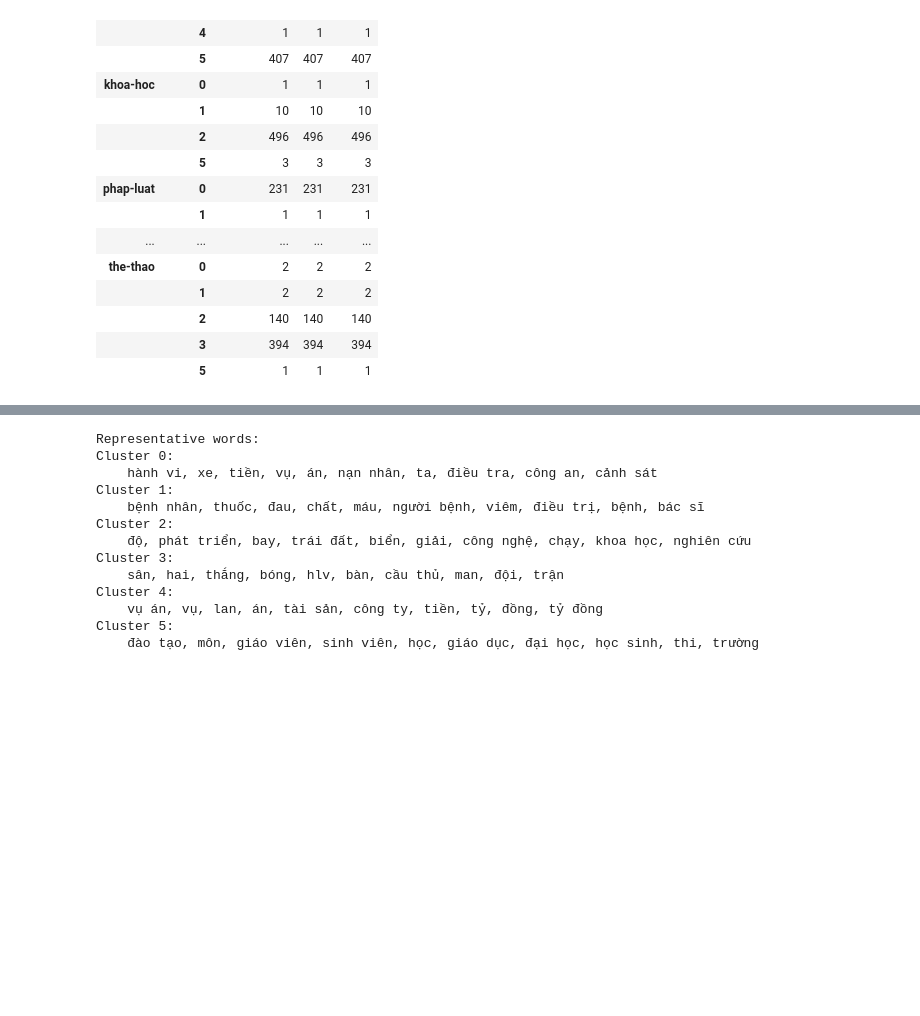
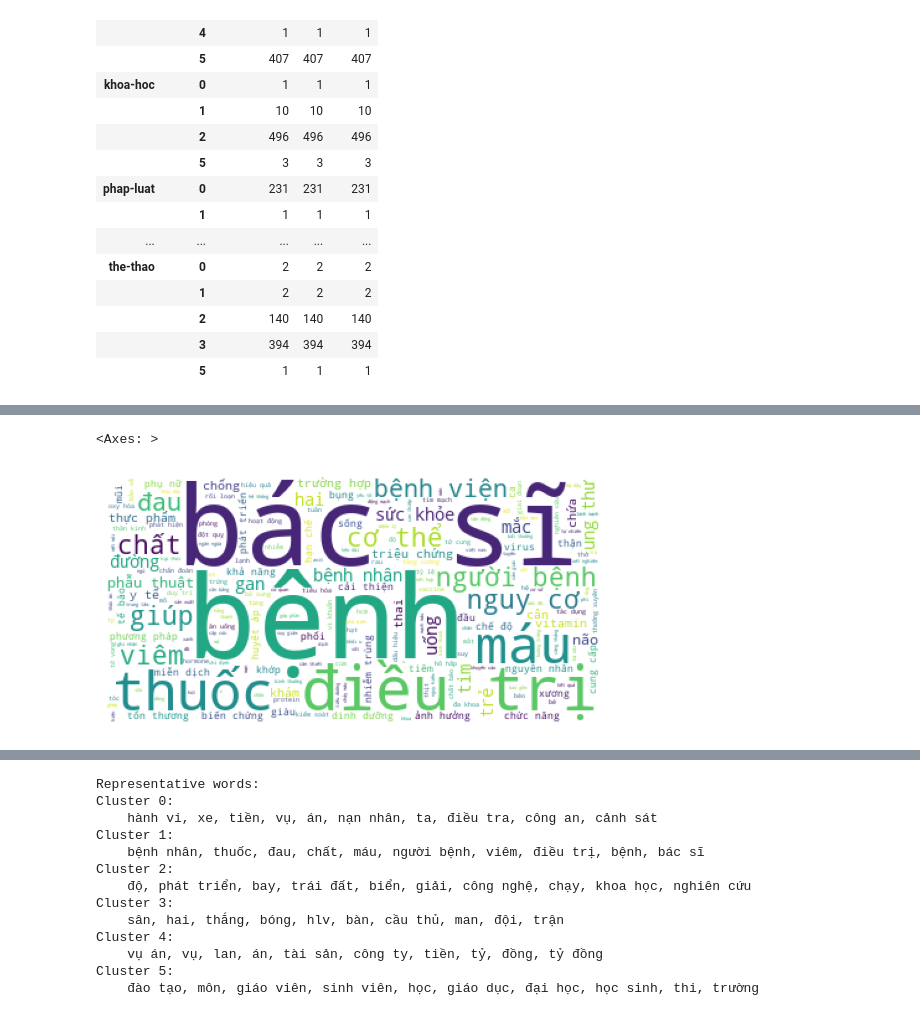
Before and after one commit to Ngoc-Cac/NLP_Final, a Jupyter notebook: Code/model_training.ipynb, the cells around one changed output, grey strips where cells are left out. Drawn from its saved outputs; the diff is of its cells as text; code cells hidden in the pictures; blank space fills up the shorter version.

```diff
--- a/Code/model_training.ipynb
+++ b/Code/model_training.ipynb
@@ -121,0 +128,6 @@ clustered.groupby(['topic', 'cluster']).count()
+# %%
+draw_wordcloud(clustered[clustered['cluster'] == 1]['article'], plt.gca(),
+               background_color='white')
+# %% [output]
+<Axes: >
+[figure, added]
```
Also changed, not shown: parts of 7 cells of this notebook, 2 other files.
